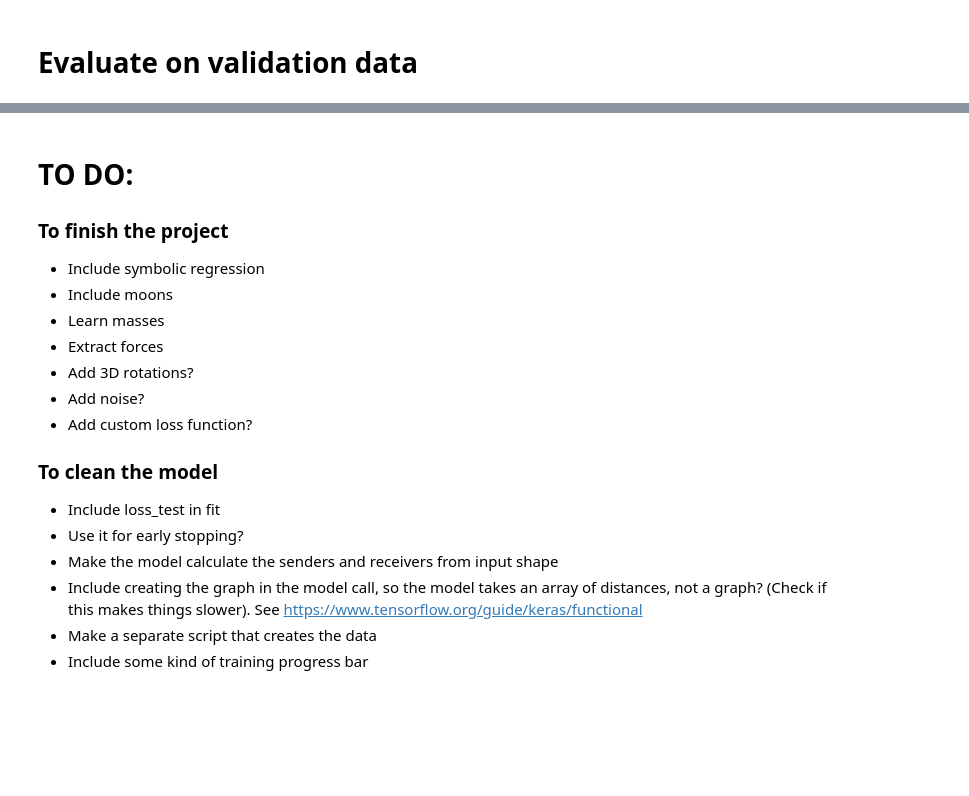
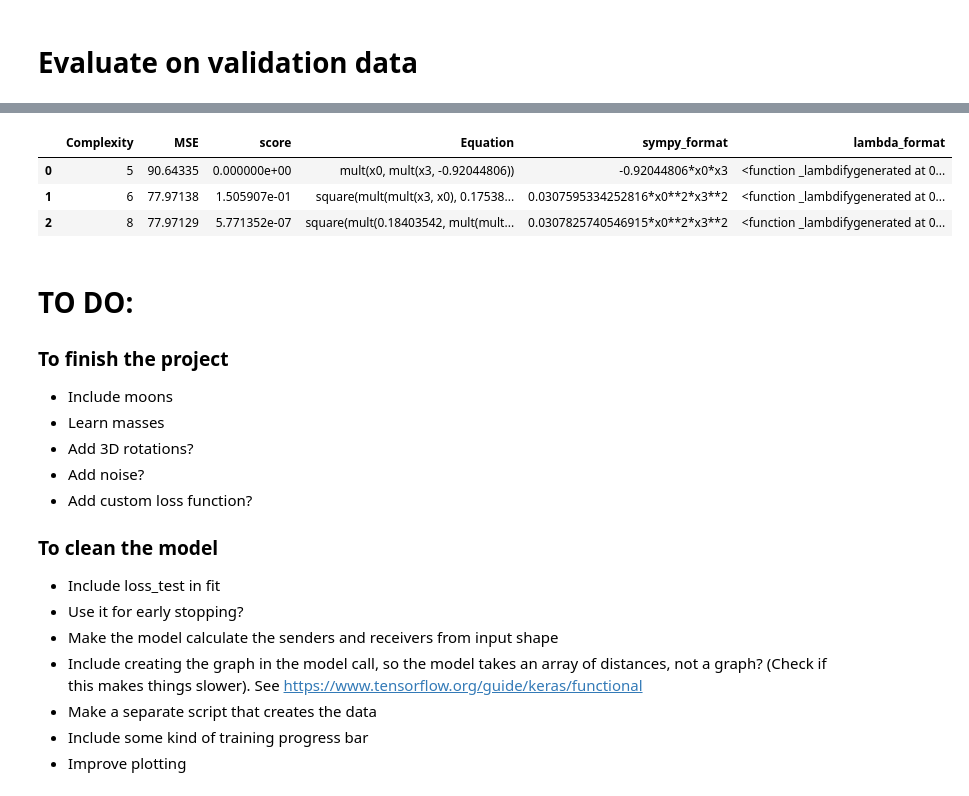
Before and after one commit to Pablo-Lemos/orbits, a Jupyter notebook: planets_tf2.ipynb, the cells around one changed output, grey strips where cells are left out. Cells and saved outputs as stored; diff of their text form; code cells hidden in the pictures; blank space fills up the shorter version.

Commit message:
Added symbolic regression

```diff
--- a/planets_tf2.ipynb
+++ b/planets_tf2.ipynb
@@ -359,0 +387,22 @@ plt.plot(ap[:,:,0], ap[:,:,1], '.')
+# %%
+indices = [0,1,3,6,10,15]
+nforce = len(fp)
+X = np.zeros([(nplanets-1)*nforce,5])
+F = np.zeros([(nplanets-1)*nforce,3])
+F_norm = np.mean(fp)
+for i in range(nplanets-1):
+    #print( X[i*nforce:(i+1)*nforce].shape, positions[:,i+1,:].shape)
+    X[i*nforce:(i+1)*nforce,0] = masses[i+1]
+    X[i*nforce:(i+1)*nforce,1:4] = D_val[:,indices[i],:]
+    X[i*nforce:(i+1)*nforce,4] = np.linalg.norm(D_val[:,indices[i],:], axis = -1)#**3
+    #F[i*nforce:(i+1)*nforce,:] = forces_true[i,:,:]#/F_norm
+    F[i*nforce:(i+1)*nforce,:] = fp[:,indices[i],:]/F_norm
+# %%
+from pysr import pysr
+# Learn equations
+equations = []
+for i in range(1):
+    equation = pysr(X[:,:5], F[:,i], niterations=5,
+            binary_operators=["mult", "div"],
+            unary_operators=["square", "cube", "sqrtm"])
+    equations.append(equation)
@@ -360,11 +427,16 @@ plt.plot(ap[:,:,0], ap[:,:,1], '.')
+# %%
+equations[0]
+# %% [output]
+|  | Complexity | MSE | score | Equation | sympy_format | lambda_format |
+| 0 | 5 | 90.64335 | 0.000000e+00 | mult(x0, mult(x3, -0.92044806)) | -0.92044806*x0*x3 | <function _lambdifygenerated at 0... |
+| 1 | 6 | 77.97138 | 1.505907e-01 | square(mult(mult(x3, x0), 0.17538... | 0.0307595334252816*x0**2*x3**2 | <function _lambdifygenerated at 0... |
+| 2 | 8 | 77.97129 | 5.771352e-07 | square(mult(0.18403542, mult(mult... | 0.0307825740546915*x0**2*x3**2 | <function _lambdifygenerated at 0... |
 # %% [markdown]
 # TO DO:
 
 ### To finish the project
-- Include symbolic regression
 - Include moons
 - Learn masses
-- Extract forces
 - Add 3D rotations?
 - Add noise?
 - Add custom loss function?
@@ -376,3 +448,4 @@ plt.plot(ap[:,:,0], ap[:,:,1], '.')
 - Include creating the graph in the model call, so the model takes an array of distances, not a graph? (Check if this makes things slower). See https://www.tensorflow.org/guide/keras/functional
 - Make a separate script that creates the data
 - Include some kind of training progress bar
+- Improve plotting
```
Also changed, not shown: parts of 10 cells of this notebook.
